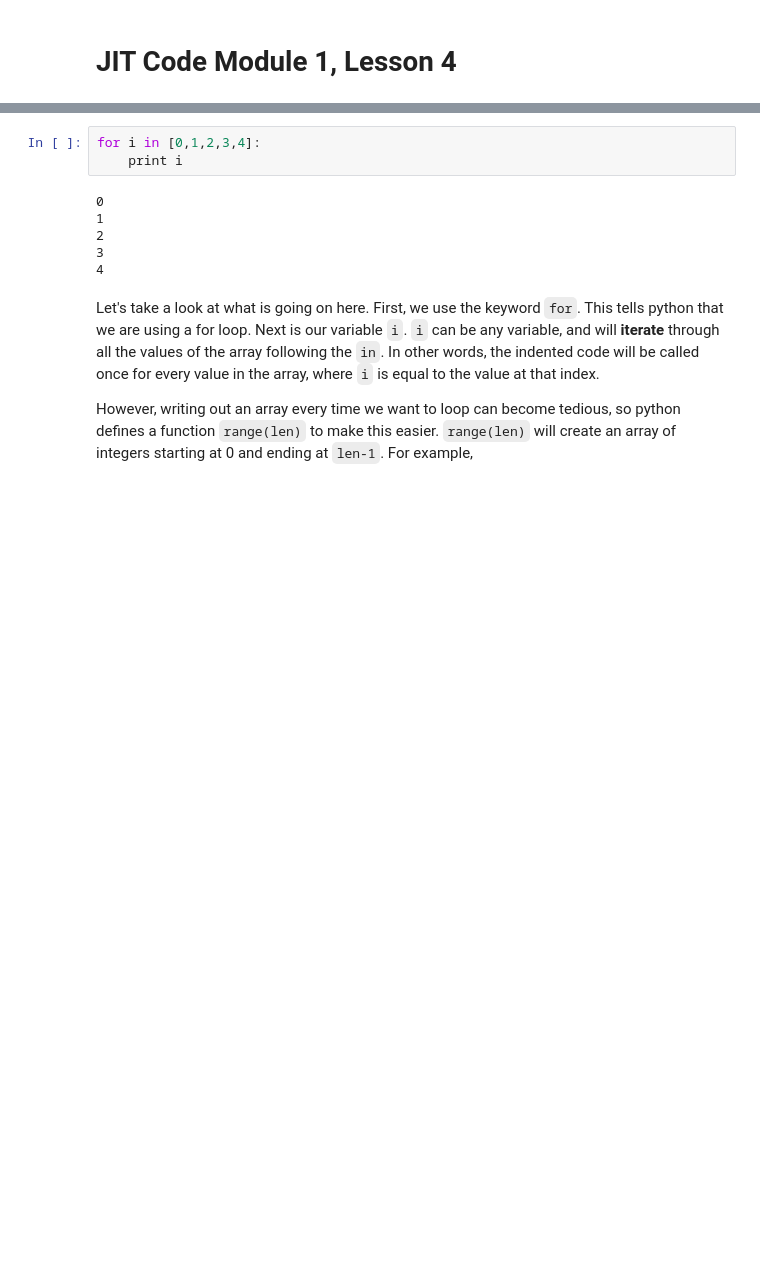
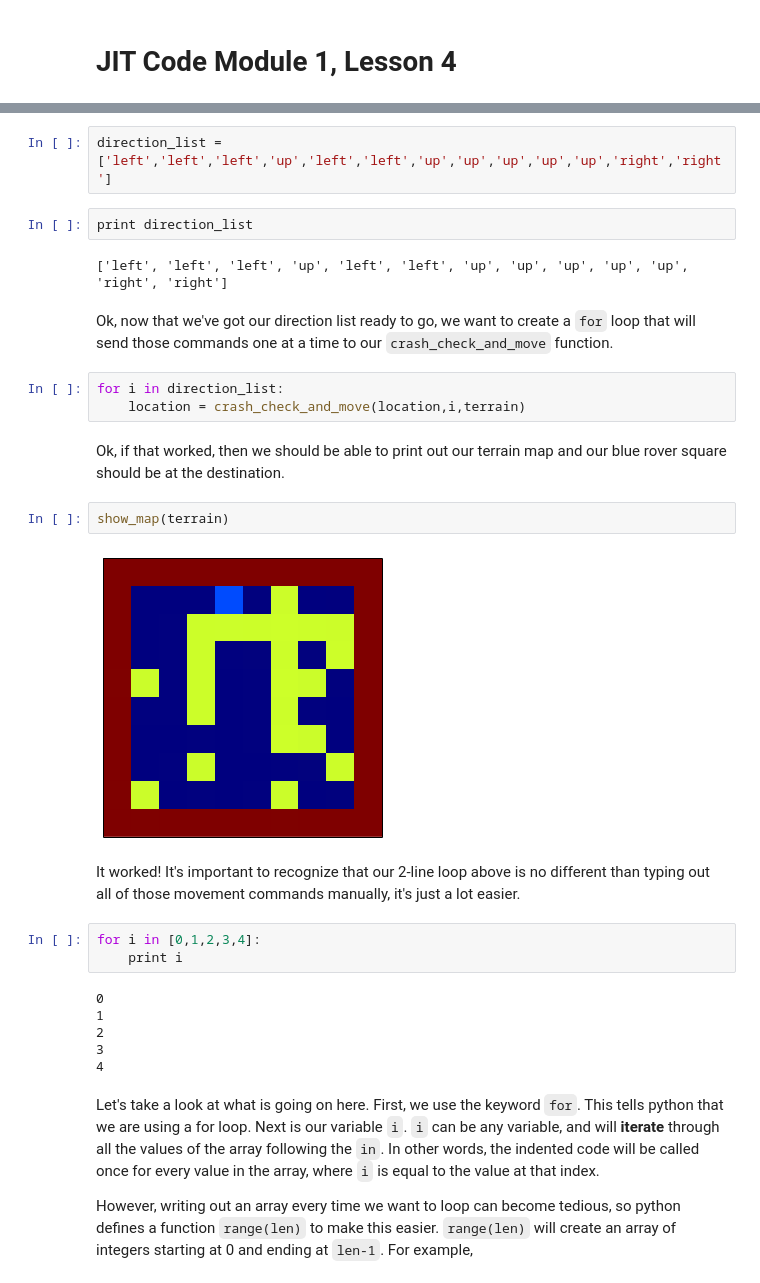
Before and after one commit to barbagroup/JITcode-MechE, a Jupyter notebook: module00_Introduction_to_Python/04_Lesson04_Rover_Loops.ipynb, the cells around one changed output, grey strips where cells are left out. Cells and saved outputs as stored; diff of their text form; blank space fills up the shorter version.

```diff
--- a/module00_Introduction_to_Python/04_Lesson04_Rover_Loops.ipynb
+++ b/module00_Introduction_to_Python/04_Lesson04_Rover_Loops.ipynb
@@ -73,3 +119,22 @@ Last time we were able to get to the goal by **hardcoding** the path of our rove
+# %%
+direction_list = ['left','left','left','up','left','left','up','up','up','up','up','right','right']
+# %%
+print direction_list
+# %% [output]
+['left', 'left', 'left', 'up', 'left', 'left', 'up', 'up', 'up', 'up', 'up', 'right', 'right']
+# %% [markdown]
+Ok, now that we've got our direction list ready to go, we want to create a `for` loop that will send those commands one at a time to our `crash_check_and_move` function.
+# %%
+for i in direction_list:
+    location = crash_check_and_move(location,i,terrain)
+# %% [markdown]
+Ok, if that worked, then we should be able to print out our terrain map and our blue rover square should be at the destination.
+# %%
+show_map(terrain)
+# %% [output]
+[figure, added]
+# %% [markdown]
+It worked!  It's important to recognize that our 2-line loop above is no different than typing out all of those movement commands manually, it's just a lot easier.
 # %%
 for i in [0,1,2,3,4]:
     print i
```
Also changed, not shown: parts of 18 cells of this notebook.
